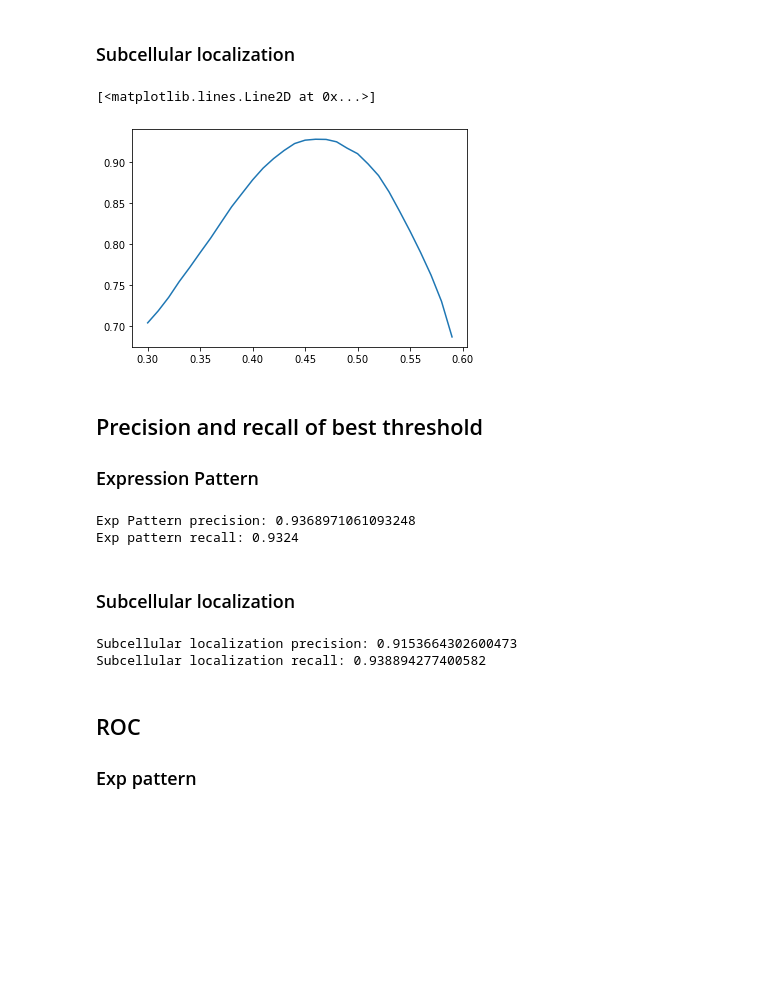
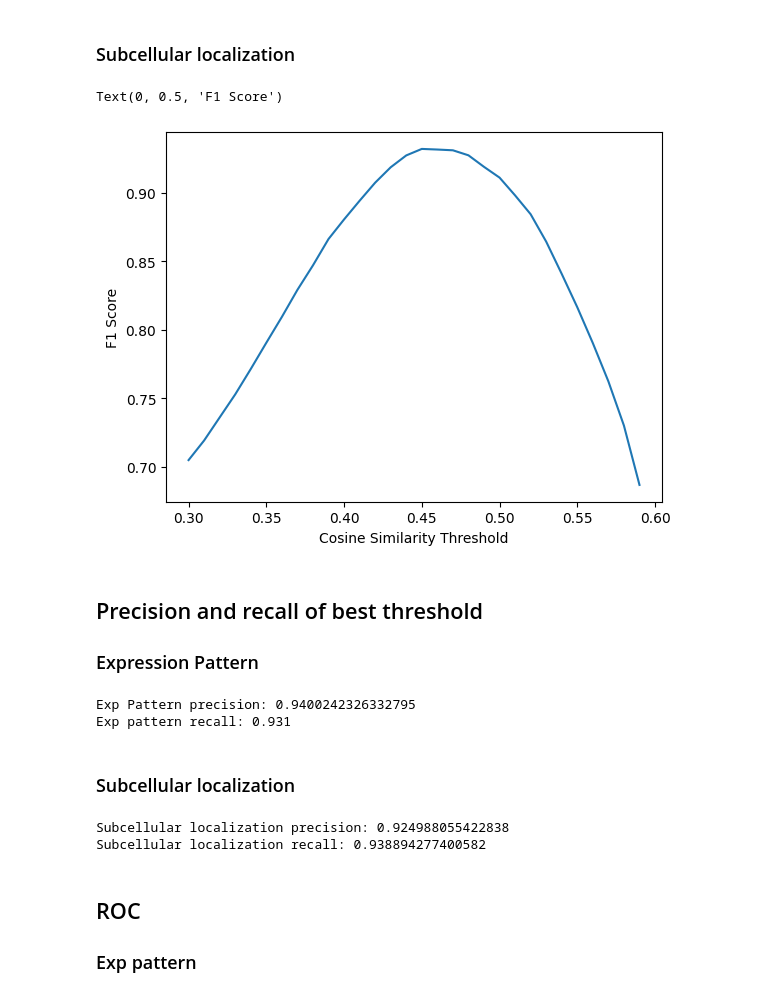
Before and after one commit to WormBase/curation-sentence-classification, a Jupyter notebook: notebooks/sentence_classification_with_db_sentences.ipynb, the cells around one changed output. Drawn from its saved outputs; the diff is of its cells as text; code cells hidden in the pictures; blank space fills up the shorter version.

Commit message:
feat(*): improved visualization

```diff
--- a/notebooks/sentence_classification_with_db_sentences.ipynb
+++ b/notebooks/sentence_classification_with_db_sentences.ipynb
@@ -16,7 +16,7 @@ from numpy import savetxt
 # %%
 min_sentence_length = 50
 max_corpus_size = 10000
-use_cached_embeddings = False
+use_cached_embeddings = True
 bio_sent_vec_model_location = "../biosentvec/model.bin"
 # %% [markdown]
 ## Read positive and negative sentences from file
@@ -60,7 +60,7 @@ else:
             corpus_expr_subcellloc_file.write(sent + "\n")
     with open("../sentence_embeddings/corpus_neg_otherexpr.txt", "w") as corpus_neg_otherexpr_file:
         for sent in corpus_neg_otherexpr:
-            corpus_neg_otherexpr_file.write(sent + "\n")
+            corpus_neg_otherexpr_file.write(sent[1] + "\n")
 # %% [markdown]
 ## Extract sentence embeddings with SBERT
 # %%
@@ -200,9 +201,11 @@ plt.plot([elem + 0.3 + i/100 for i, elem in enumerate([0] * 30)], [stat[0] for s
 ### Subcellular localization
 # %%
 plt.plot([elem + 0.3 + i/100 for i, elem in enumerate([0] * 30)], [stat[0] for stat in stats_subcellloc_list])
+plt.xlabel("Cosine Similarity Threshold")
+plt.ylabel("F1 Score")
 # %% [output]
-[<matplotlib.lines.Line2D at 0x...>]
+Text(0, 0.5, 'F1 Score')
-[figure, old version]
+[figure, new version]
 # %% [markdown]
 ## Precision and recall of best threshold
 ### Expression Pattern
@@ -210,15 +213,15 @@ plt.plot([elem + 0.3 + i/100 for i, elem in enumerate([0] * 30)], [stat[0] for s
 print("Exp Pattern precision: " + str(get_stats(0.45, centroid_exp_pattern_embeddings_bio, corpus_embeddings_expr_pattern_bio, corpus_embeddings_neg_otherexpr_bio)[1]))
 print("Exp pattern recall: " + str(get_stats(0.45, centroid_exp_pattern_embeddings_bio, corpus_embeddings_expr_pattern_bio, corpus_embeddings_neg_otherexpr_bio)[2]))
 # %% [output]
-Exp Pattern precision: 0.9368971061093248
-Exp pattern recall: 0.9324
+Exp Pattern precision: 0.9400242326332795
+Exp pattern recall: 0.931
 # %% [markdown]
 ### Subcellular localization
 # %%
 print("Subcellular localization precision: " + str(get_stats(0.45, centroid_subcellloc_embeddings_bio, corpus_embeddings_subcellloc_bio, corpus_embeddings_neg_otherexpr_bio)[1]))
 print("Subcellular localization recall: " + str(get_stats(0.45, centroid_subcellloc_embeddings_bio, corpus_embeddings_subcellloc_bio, corpus_embeddings_neg_otherexpr_bio)[2]))
 # %% [output]
-Subcellular localization precision: 0.9153664302600473
+Subcellular localization precision: 0.924988055422838
 Subcellular localization recall: 0.938894277400582
 # %% [markdown]
 ## ROC
```
Also changed, not shown: parts of 11 cells of this notebook, 1 other file.
